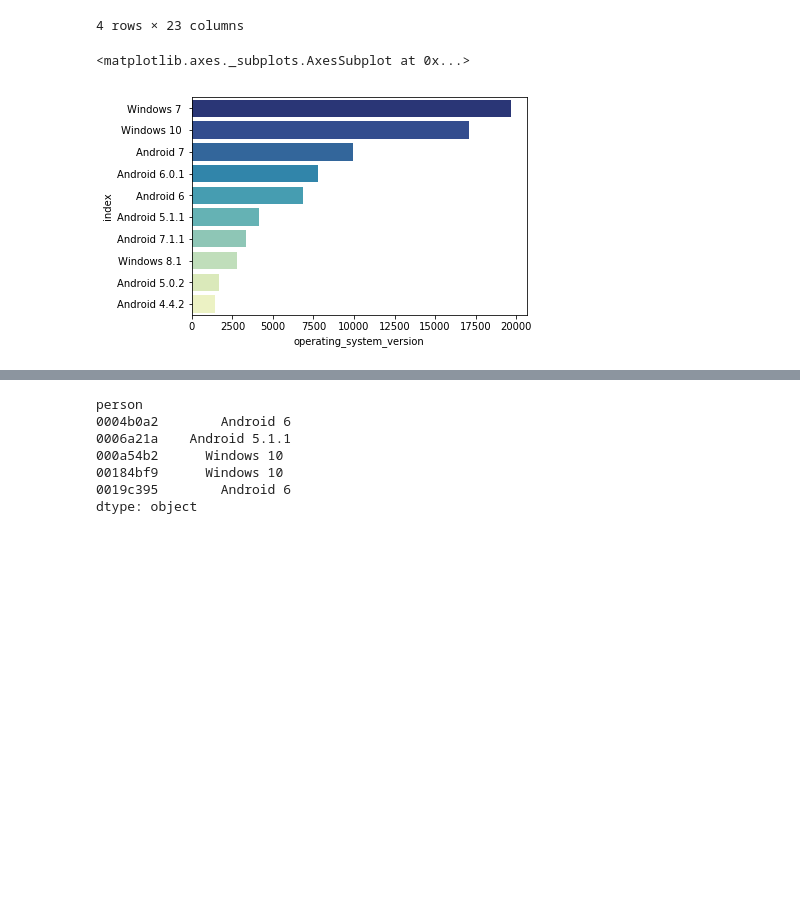
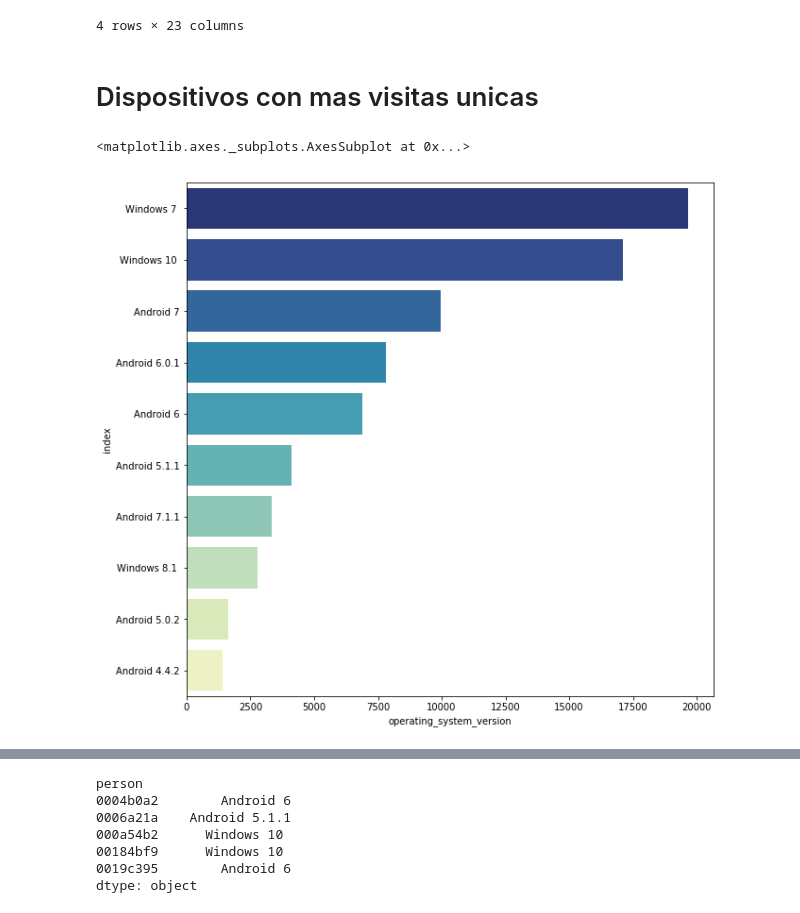
Before and after one commit to javier2409/TP1Datos2C2018, a Jupyter notebook: sistema_operativo.ipynb, the cells around one changed output, grey strips where cells are left out. Cells and saved outputs as stored; diff of their text form; code cells hidden in the pictures; blank space fills up the shorter version.

```diff
--- a/sistema_operativo.ipynb
+++ b/sistema_operativo.ipynb
@@ -33,12 +33,15 @@ df.describe()
 | top | 2018-05-15 15:56:06 | viewed product | 71492f2b | / | 2830.0 | iPhone 6 | Bom | 16GB | Preto | 2820,6706,6720,2750,6649,7251,666... | ... | ... |
 | freq | 11 | 528931 | 2771 | 28323 | 4282 | 50916 | 243014 | 190833 | 132960 | 594 | ... | ... |
 4 rows × 23 columns
+# %% [markdown]
+# Dispositivos con mas visitas unicas
 # %%
+fig,ax=plt.subplots(figsize=(10,10))
 p = df['operating_system_version'].value_counts().head(10).to_frame().reset_index()
 sns.barplot(data=p,x='operating_system_version',y='index',palette="YlGnBu_r")
 # %% [output]
 <matplotlib.axes._subplots.AxesSubplot at 0x...>
-[figure, old version]
+[figure, new version]
 # %%
 df['operating_system_version'].value_counts()
 # %% [output]
```
Also changed, not shown: parts of 11 cells of this notebook, 1 other file.
